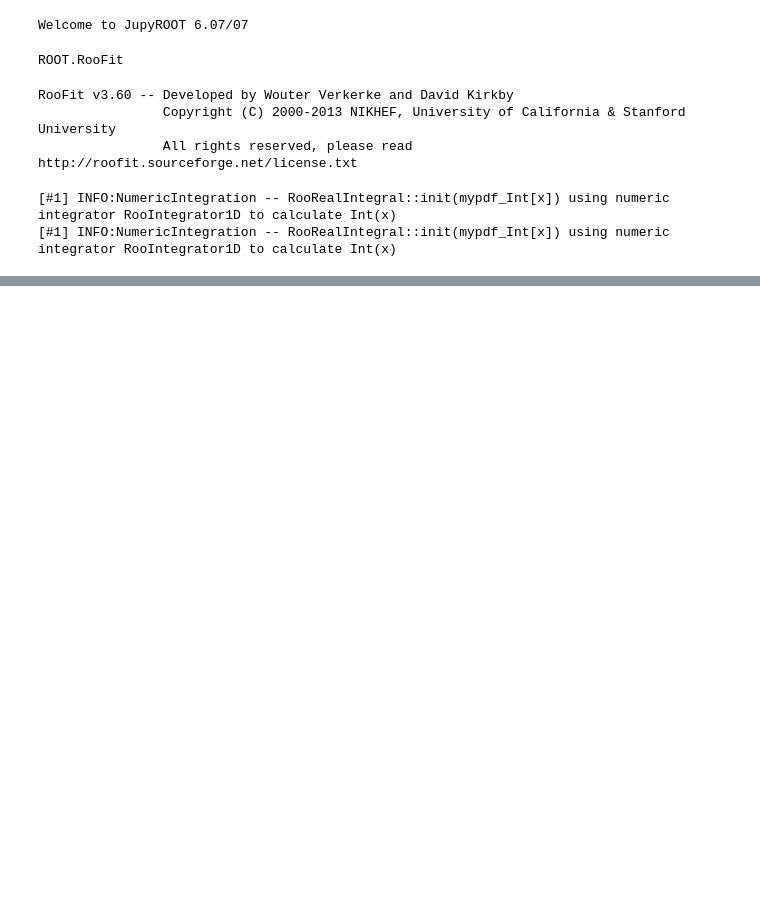
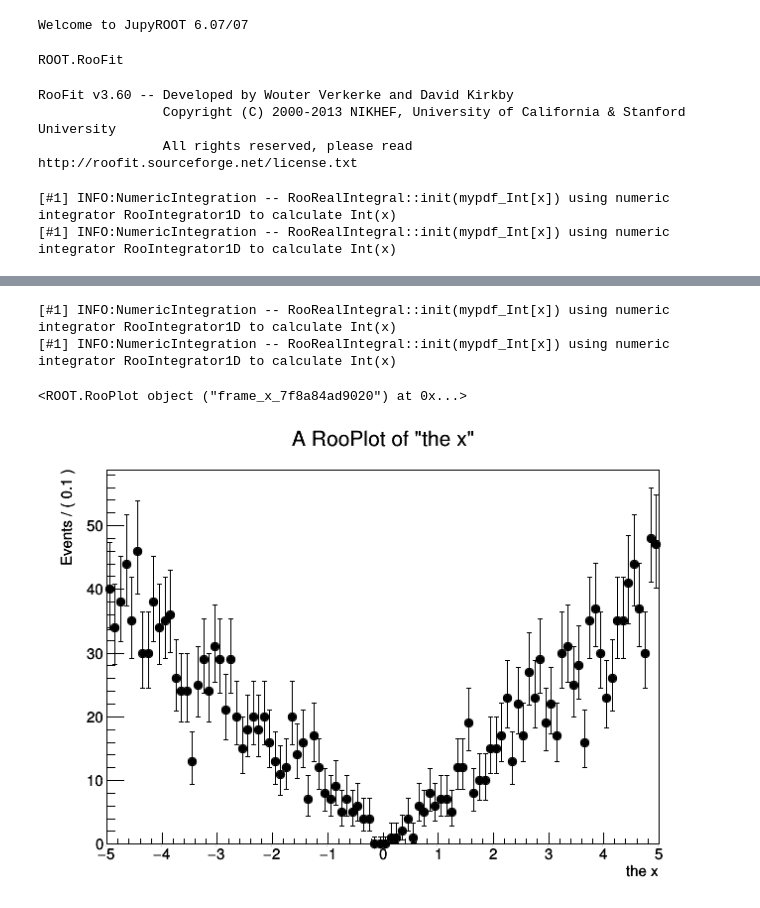
Before and after one commit to lukasheinrich/code-snippets, a Jupyter notebook: GenericPdf.ipynb, the cells around one changed output, grey strips where cells are left out. Saved outputs shown, nothing was run; the diff lists cells and outputs as text; code cells hidden in the pictures; blank space fills up the shorter version.

Commit message:
genericpdf

```diff
--- a/GenericPdf.ipynb
+++ b/GenericPdf.ipynb
@@ -31,0 +32,19 @@ c.Draw()
+# %%
+pdf = ROOT.RooGenericPdf('mypdf','mypdf','abs(x)',ROOT.RooArgList(x))
+# %%
+data = pdf.generate(ROOT.RooArgSet(x),2000)
+# %% [output]
+[#1] INFO:NumericIntegration -- RooRealIntegral::init(mypdf_Int[x]) using numeric integrator RooIntegrator1D to calculate Int(x)
+[#1] INFO:NumericIntegration -- RooRealIntegral::init(mypdf_Int[x]) using numeric integrator RooIntegrator1D to calculate Int(x)
+# %%
+c = ROOT.TCanvas()
+fr = x.frame()
+data.plotOn(fr)
+# %% [output]
+<ROOT.RooPlot object ("frame_x_7f8a84ad9020") at 0x...>
+# %%
+data.plotOn(fr)
+fr.Draw()
+c.Draw()
+# %% [output]
+[figure, added]
```
Also changed, not shown: parts of 2 cells of this notebook.
